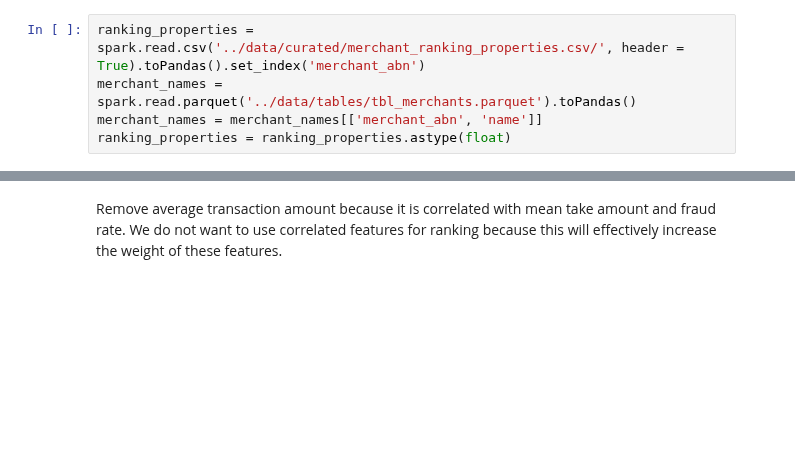
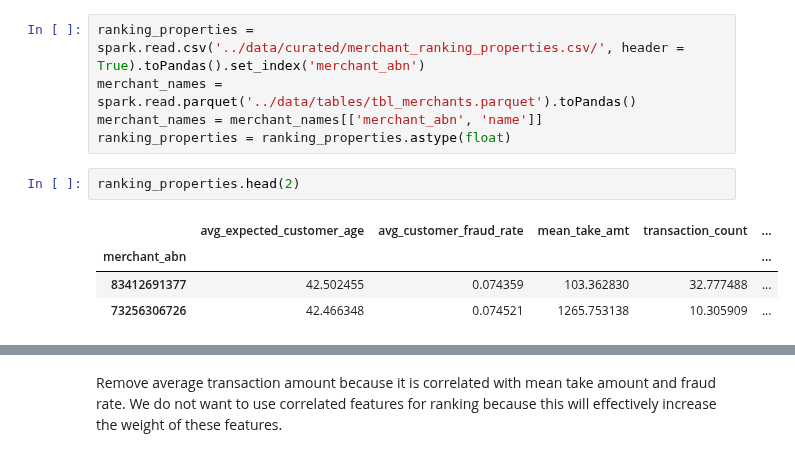
Before and after one commit to MAST30034-Applied-Data-Science/generic-buy-now-pay-later-project-group-5, a Jupyter notebook: notebooks/merchant_ranking.ipynb, the cells around one changed output, grey strips where cells are left out. Drawn from its saved outputs; the diff is of its cells as text; blank space fills up the shorter version.

Commit message:
added segment rankings as well

```diff
--- a/notebooks/merchant_ranking.ipynb
+++ b/notebooks/merchant_ranking.ipynb
@@ -24,6 +24,13 @@ ranking_properties = spark.read.csv('../data/curated/merchant_ranking_properties
 merchant_names = spark.read.parquet('../data/tables/tbl_merchants.parquet').toPandas()
 merchant_names = merchant_names[['merchant_abn', 'name']]
 ranking_properties = ranking_properties.astype(float)
+# %%
+ranking_properties.head(2)
+# %% [output]
+|  | avg_expected_customer_age | avg_customer_fraud_rate | mean_take_amt | transaction_count | ... |
+| merchant_abn |  |  |  |  | ... |
+| 83412691377 | 42.502455 | 0.074359 | 103.362830 | 32.777488 | ... |
+| 73256306726 | 42.466348 | 0.074521 | 1265.753138 | 10.305909 | ... |
 # %%
 sns.heatmap(ranking_properties.corr())
 
```
Also changed, not shown: parts of 3 cells of this notebook.
